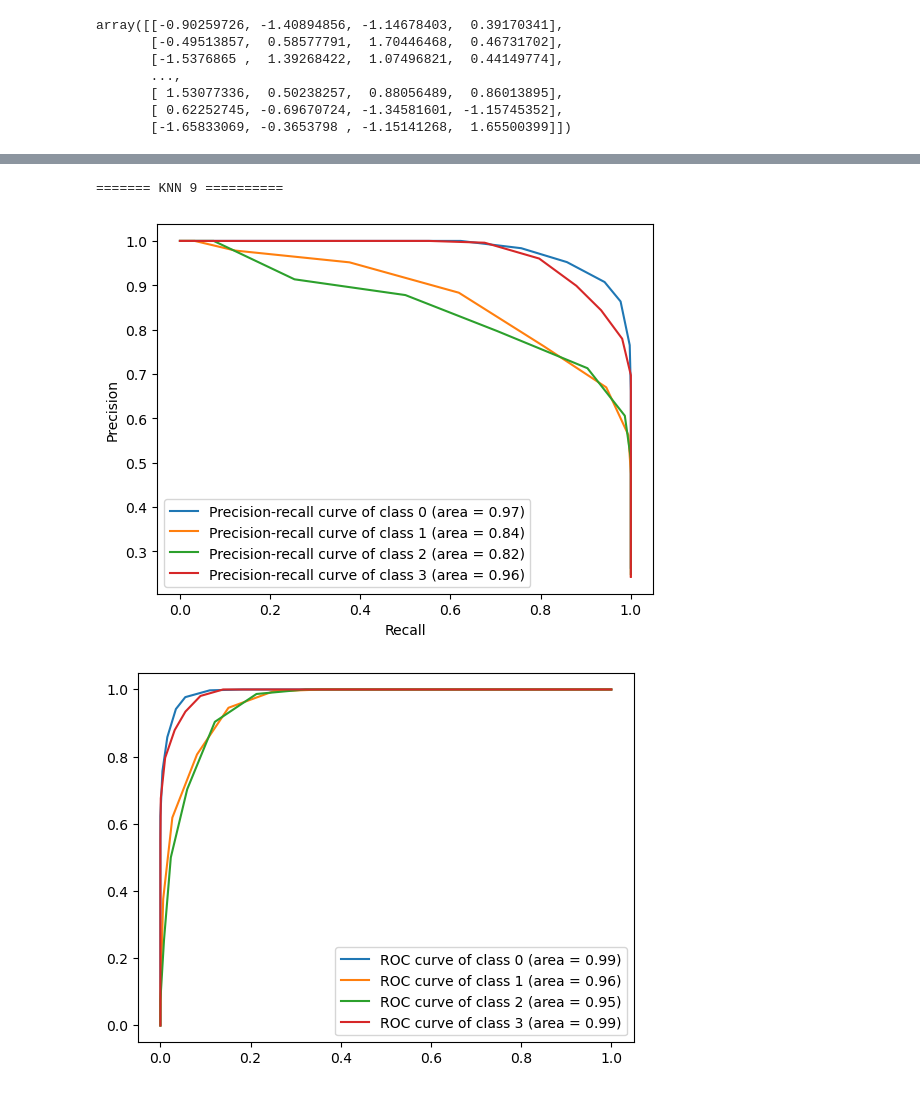
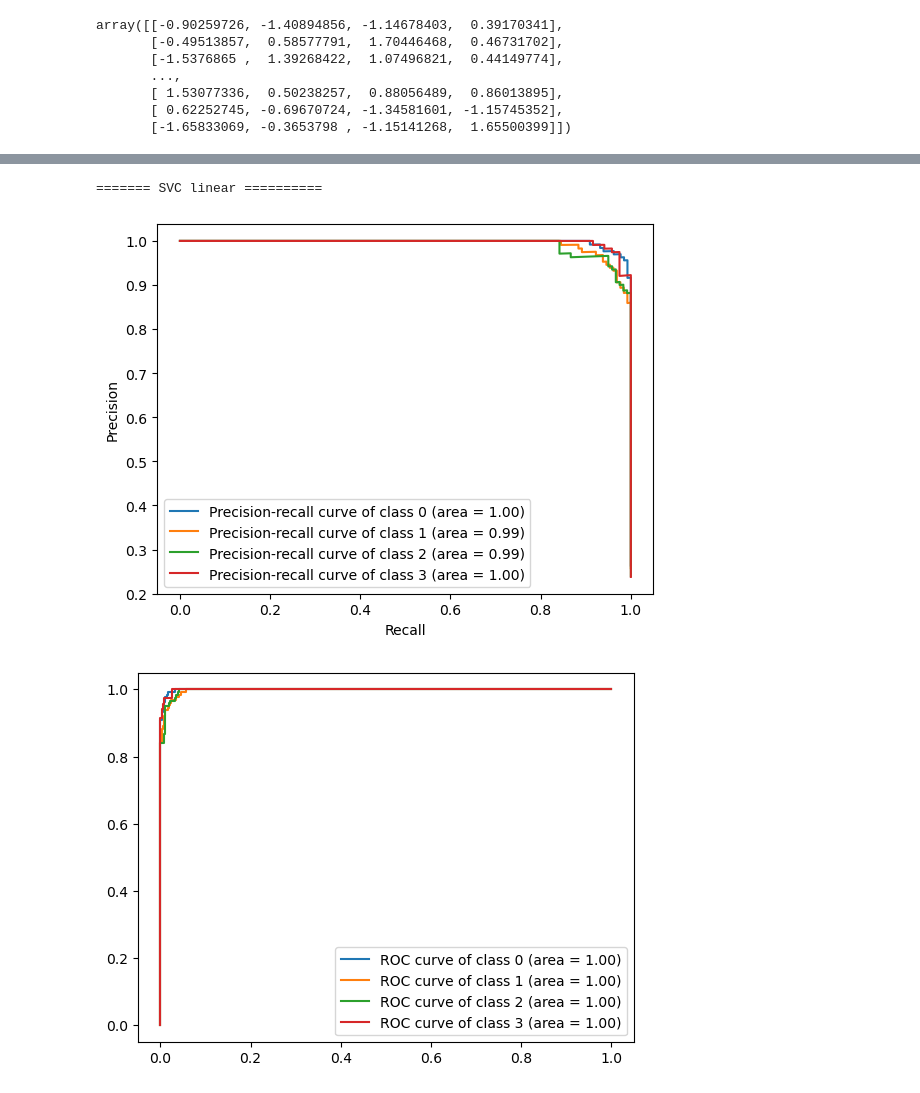
Before and after one commit to jonaprg/APC-Classificacio, a Jupyter notebook: Practica2-Classificacio2022GEI.ipynb, the cells around one changed output, grey strips where cells are left out. Drawn from its saved outputs; the diff is of its cells as text; code cells hidden in the pictures.

```diff
--- a/Practica2-Classificacio2022GEI.ipynb
+++ b/Practica2-Classificacio2022GEI.ipynb
@@ -362,9 +312,7 @@ array([[-0.90259726, -1.40894856, -1.14678403,  0.39170341],
 # %%
 from sklearn.decomposition import PCA
 
-pca = PCA(n_components=2)
+pca = PCA(n_components=4)
 pca.fit(X)
-PCA(n_components=2)
-print(pca.explained_variance_ratio_)
-print(pca.singular_values_)
+print(pca.score(X))
 # %% [output]
@@ -373,5 +319,0 @@ print(pca.singular_values_)
-# %%
-from sklearn.preprocessing import PolynomialFeatures
-
-poly = PolynomialFeatures(interaction_only=True)
-poly.fit_transform(X)
@@ -403,5 +322,5 @@ En aquesta secció heu de valorar quina o quines tècniques voleu fer servir, ai
 # %%
-x_t, x_v, y_t, y_v = train_test_split(X, y, train_size=0.25, random_state=40)
+x_t, x_v, y_t, y_v = train_test_split(X, y, train_size=0.75, random_state=40)
 # %%
 def logisticRegression(x_t, x_v, y_t, y_v):
 
@@ -575,7 +472,7 @@ F1 score of KNN 9:  0.838
 # %%
 y_pred_proba_lg = getPredictlogisticRegression(x_t, x_v, y_t, y_v, True)
 y_pred_proba_svc_poly = getPredictSVC(x_t, x_v, y_t, y_v, 'poly', True)
-y_pred_proba_knn = getPredictknn(x_t, x_v, y_t, y_v, 9, True)
+y_pred_proba_svc_linear = getPredictSVC(x_t, x_v, y_t, y_v, 'linear', True)
 # %%
 def average_precision_score_for_models(y_pred_prob):
     n_classes = 4
@@ -661,10 +558,10 @@ precisioRecallCurveAndROCCurveforModels(y_pred_proba_svc_poly)
 # %%
-print("\n======= KNN 9 ==========")
-precisioRecallCurveAndROCCurveforModels(y_pred_proba_knn)
+print("\n======= SVC linear ==========")
+precisioRecallCurveAndROCCurveforModels(y_pred_proba_svc_linear)
 # %% [output]
-======= KNN 9 ==========
+======= SVC linear ==========
-[figure, old version]
+[figure, new version]
-[figure, old version]
+[figure, new version]
 # %%
 from sklearn.metrics import classification_report
 print("======= LOGISTIC REGRESSION ==========")
```
Also changed, not shown: parts of 36 cells of this notebook.
